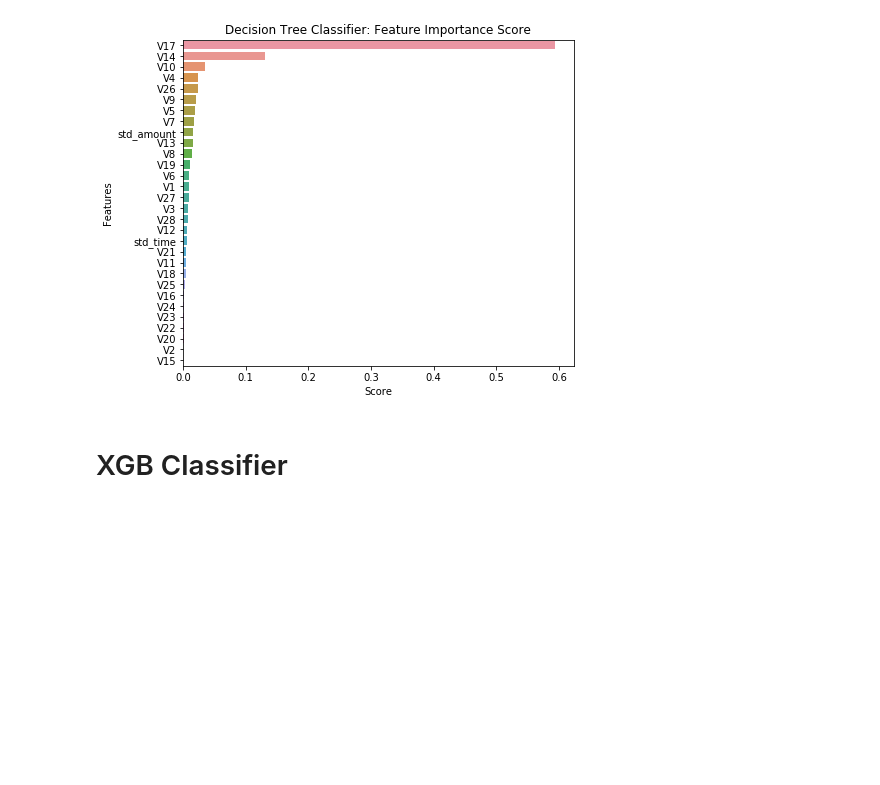
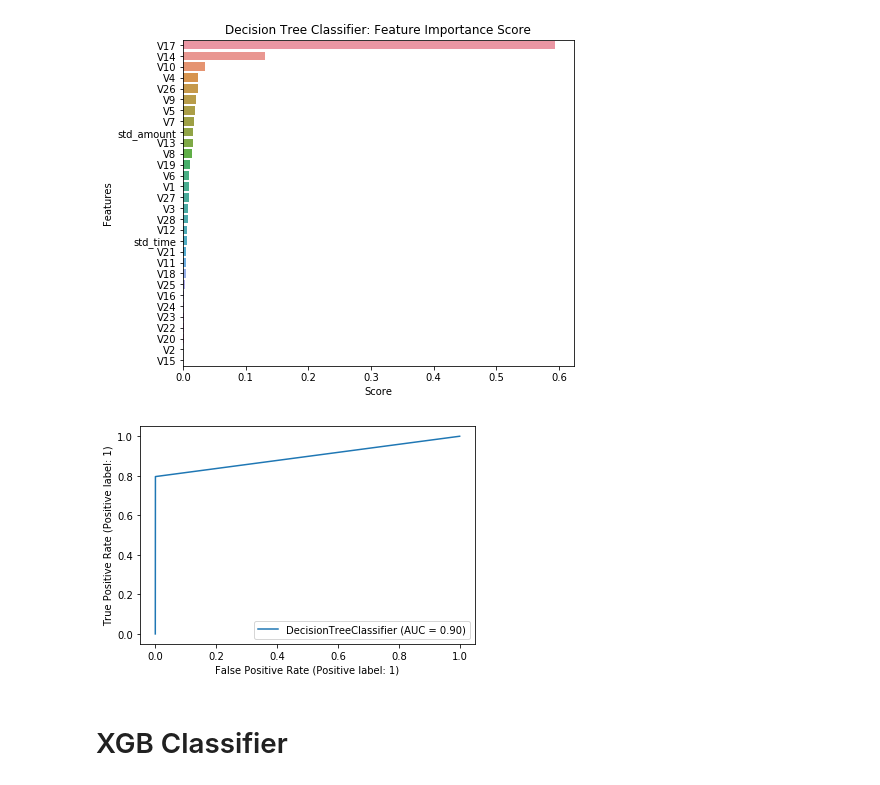
Before and after one commit to ipatel467/Credit-Card-Fraud-Detection, a Jupyter notebook: ML.ipynb, the cells around one changed output. Drawn from its saved outputs; the diff is of its cells as text; code cells hidden in the pictures; blank space fills up the shorter version.

```diff
--- a/ML.ipynb
+++ b/ML.ipynb
@@ -233,6 +243,11 @@ plt.ylabel('Features');
 plt.xlabel('Score');
 # %% [output]
 [figure]
+# %%
+metrics.plot_roc_curve(dt_clf, X_test, y_test)
+plt.show()
+# %% [output]
+[figure, added]
 # %%
 from xgboost import XGBClassifier
 from sklearn.neighbors import KNeighborsClassifier # KNN algorithm
```
Also changed, not shown: parts of 11 cells of this notebook.
